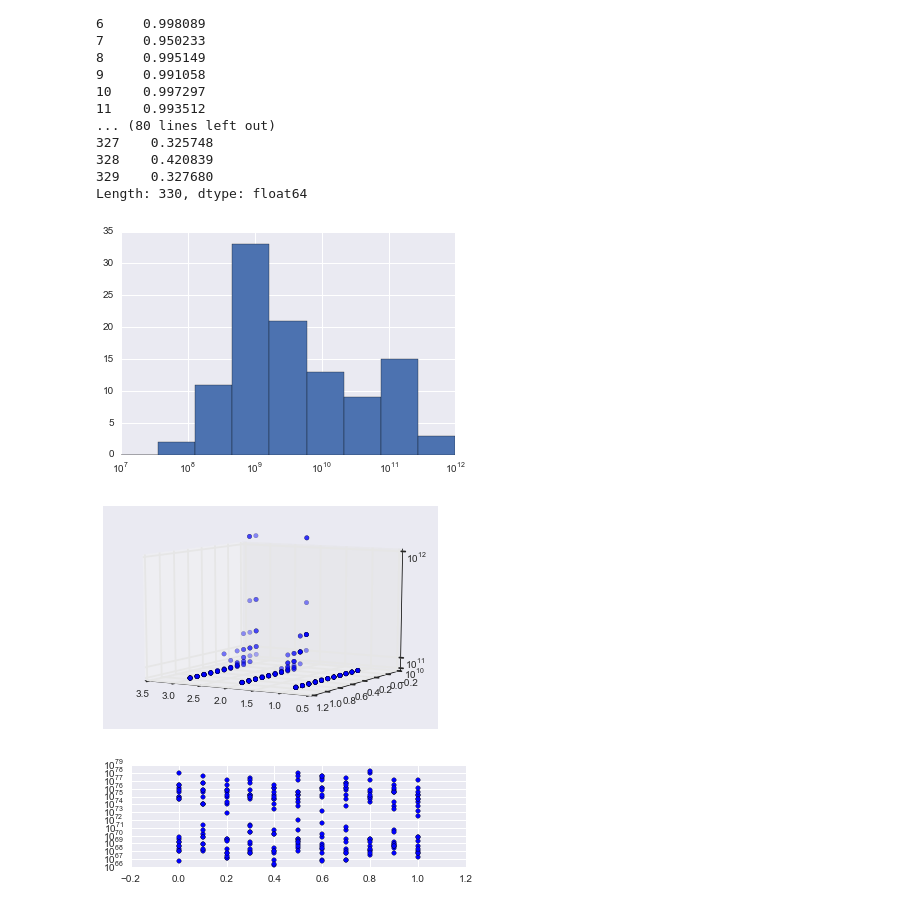
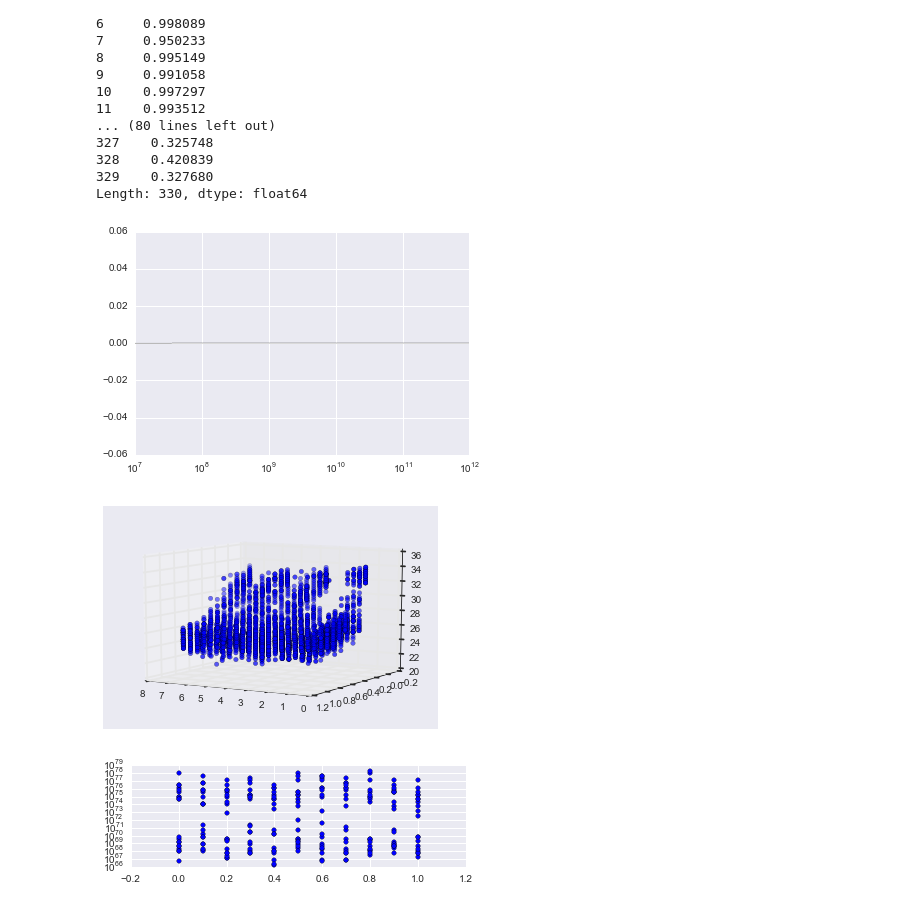
Before and after one commit to colinsh21/Python, a Jupyter notebook: ipython/ShipNET/perm sweep analysis.ipynb, the cells around one changed output. Saved outputs shown, nothing was run; the diff lists cells and outputs as text; code cells hidden in the pictures.

```diff
--- a/ipython/ShipNET/perm sweep analysis.ipynb
+++ b/ipython/ShipNET/perm sweep analysis.ipynb
@@ -28,5 +28,5 @@ glob.glob("simple_perm_noexc/ship-*")[0:5]
 # %%
-all_data = pd.read_csv(os.path.join("warship_perm_comm_mil", "series_all.csv"),index_col=None)
+all_data = pd.read_csv(os.path.join("simpleship_all50", "series_all.csv"),index_col=None)
 #all_data = pd.read_csv(os.path.join("warship_perm_noexc_fullh_trans", "series_all.csv"),index_col=None)
 #type_data = pd.read_csv(os.path.join("simple_perm_noexc", "series_type.csv"),index_col=None)
 # %%
@@ -134,23 +134,25 @@ plt.hist(slct_data, bins=numpy.logspace(7.0, 12.0, 10))
 plt.gca().set_xscale("log")
 #_ = plt.hist(slct_data,bins=numpy.logspace(0, 12,12),color="red",alpha=0.25) #,bins=numpy.logspace(0, 12)
 # %% [output]
-[figure, old version]
+[figure, new version]
 # %%
 from mpl_toolkits.mplot3d import Axes3D
+# %%
+all_data['int_log']=all_data.apply(lambda row: numpy.log10(row['interactions_total']),axis=1)
 # %%
 fig=plt.figure()
 ax=fig.add_subplot(111, projection='3d')
-ax.scatter(list(all_data['height_dc']),
+ax.scatter(list(all_data['num_bh']),
                list(all_data['permeability']),
-               list(all_data['interactions_total']))
-ax.set_zscale('log')
-ax.set_zlim(10**10,10**12)
+               list(all_data['int_log']))
+#ax.set_zscale('log')
+#ax.set_zlim(10**20,10**12)
 ax.view_init(elev=10.,azim=120)
 #for ii in xrange(0,360,1):
     #ax.view_init(elev=10., azim=ii)
     #fig.savefig("movie{}.png".format(ii))
 # %% [output]
-[figure, old version]
+[figure, new version]
 # %%
 #transitions for fullh_noexc
 fig=plt.figure()
```
Also changed, not shown: parts of 11 cells of this notebook, 2 other files.
